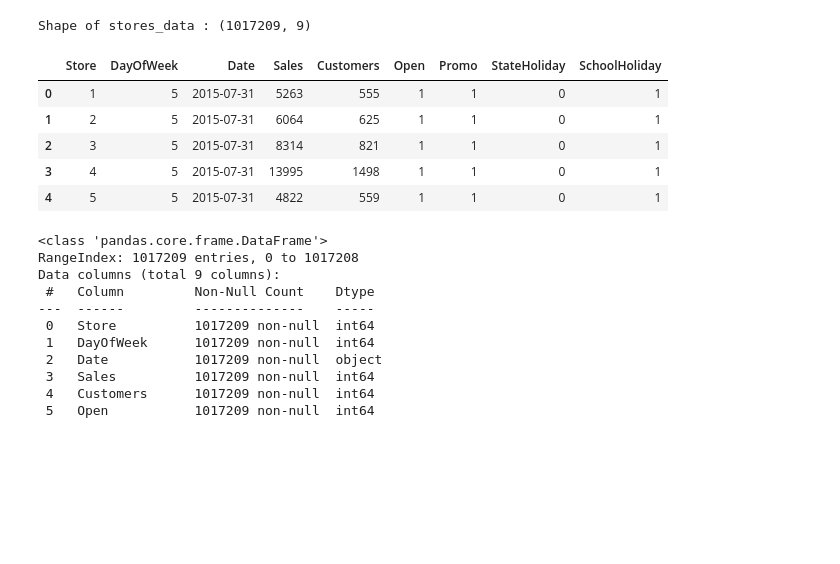
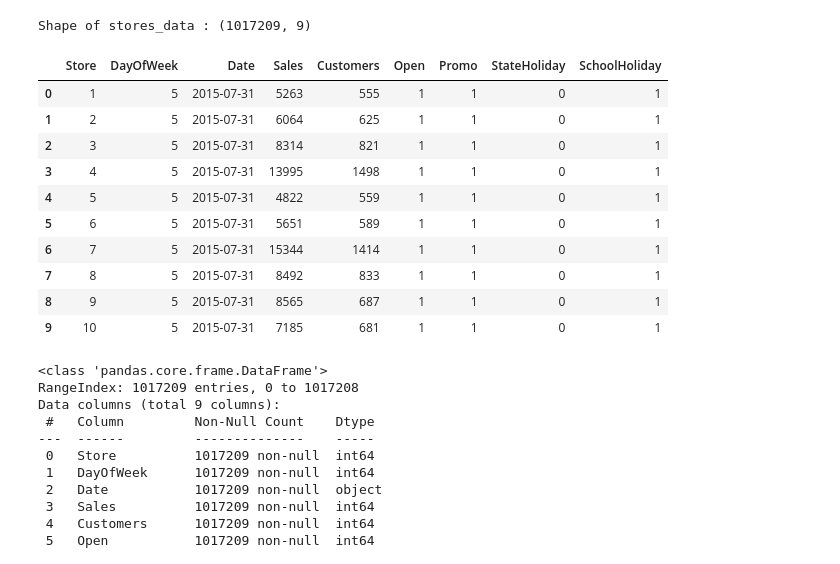
Before and after one commit to rashmi-biswas/ML_Regression_Sales_Prediction, a Jupyter notebook: Rossmann_Sales_Prediction_Capstone_Project.ipynb, the cells around one changed output. Drawn from its saved outputs; the diff is of its cells as text; code cells hidden in the pictures; blank space fills up the shorter version.

```diff
--- a/Rossmann_Sales_Prediction_Capstone_Project.ipynb
+++ b/Rossmann_Sales_Prediction_Capstone_Project.ipynb
@@ -59,14 +85,19 @@ print('Shape of stores_data :', stores_data.shape)
 # %% [output]
 Shape of stores_data : (1017209, 9)
 # %%
-stores_data.head()
+stores_data.head(10)
 # %% [output]
 |  | Store | DayOfWeek | Date | Sales | Customers | Open | Promo | StateHoliday | SchoolHoliday |
 | 0 | 1 | 5 | 2015-07-31 | 5263 | 555 | 1 | 1 | 0 | 1 |
 | 1 | 2 | 5 | 2015-07-31 | 6064 | 625 | 1 | 1 | 0 | 1 |
 | 2 | 3 | 5 | 2015-07-31 | 8314 | 821 | 1 | 1 | 0 | 1 |
 | 3 | 4 | 5 | 2015-07-31 | 13995 | 1498 | 1 | 1 | 0 | 1 |
 | 4 | 5 | 5 | 2015-07-31 | 4822 | 559 | 1 | 1 | 0 | 1 |
+| 5 | 6 | 5 | 2015-07-31 | 5651 | 589 | 1 | 1 | 0 | 1 |
+| 6 | 7 | 5 | 2015-07-31 | 15344 | 1414 | 1 | 1 | 0 | 1 |
+| 7 | 8 | 5 | 2015-07-31 | 8492 | 833 | 1 | 1 | 0 | 1 |
+| 8 | 9 | 5 | 2015-07-31 | 8565 | 687 | 1 | 1 | 0 | 1 |
+| 9 | 10 | 5 | 2015-07-31 | 7185 | 681 | 1 | 1 | 0 | 1 |
 # %%
 stores_data.info()
 # %% [output]
```
Also changed, not shown: parts of 31 cells of this notebook.
